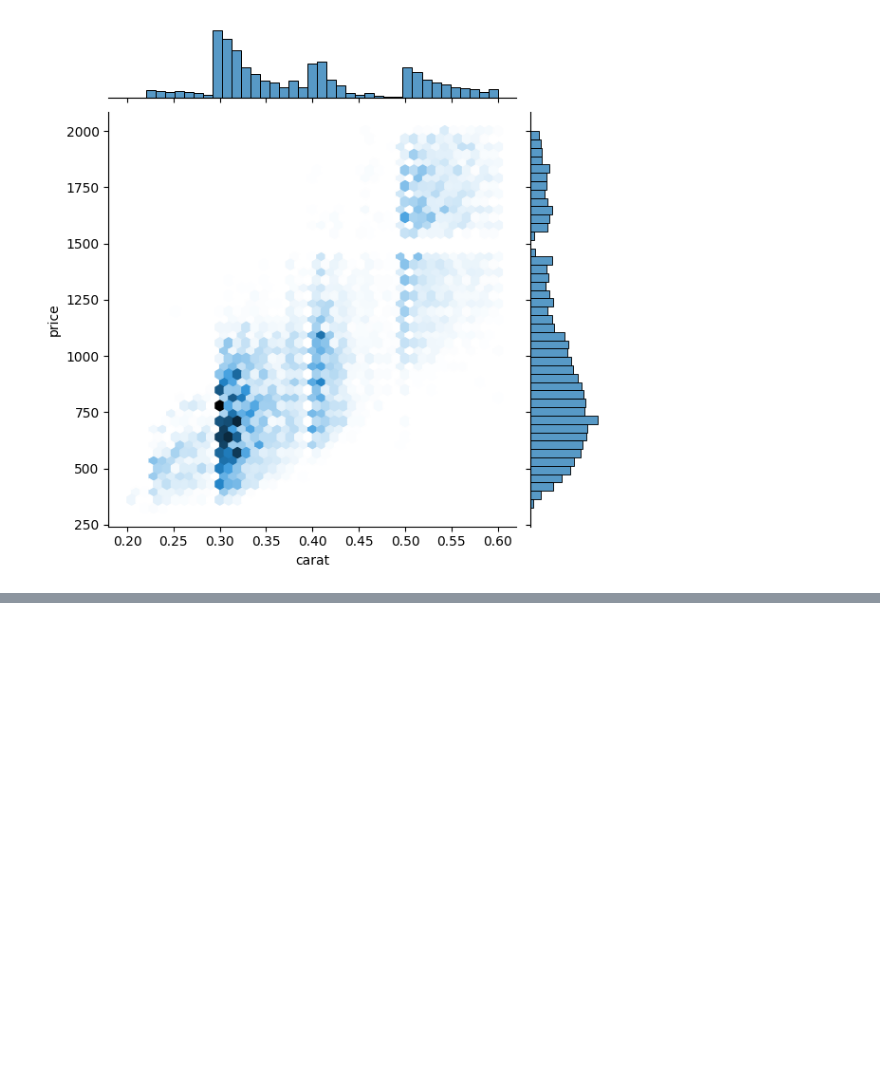
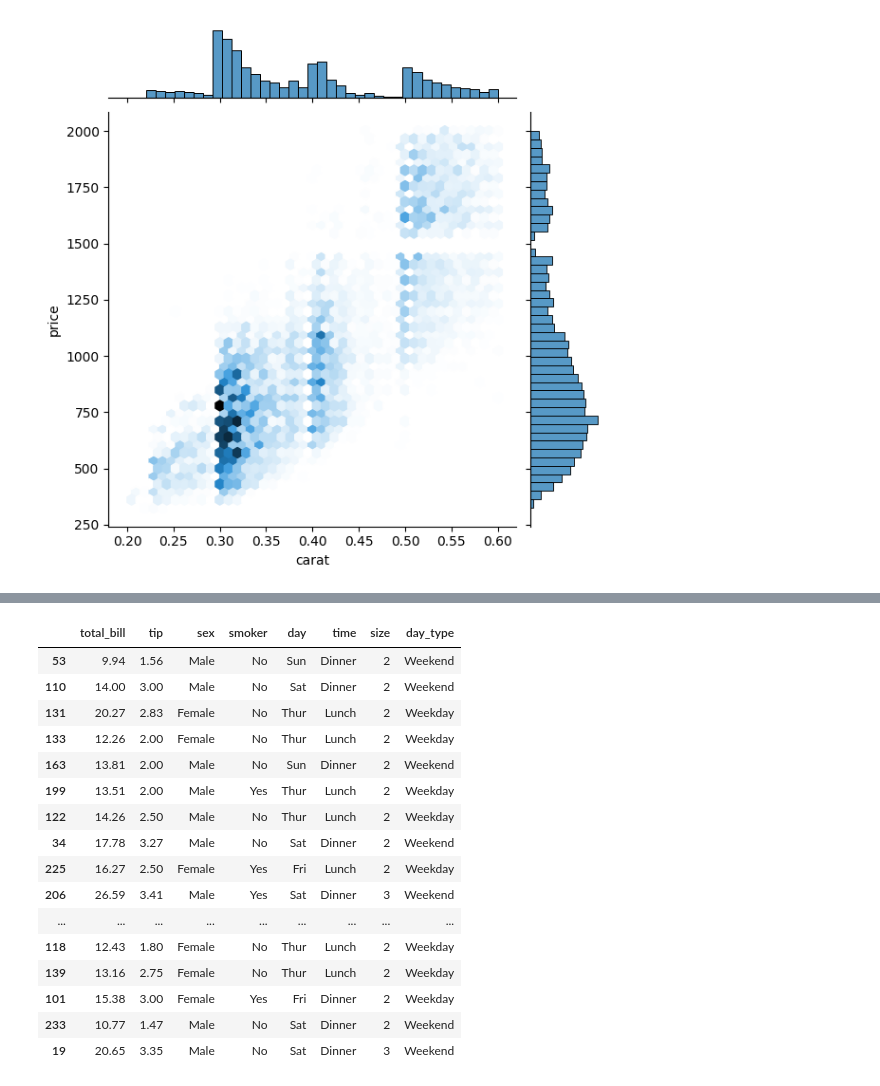
Before and after one commit to MarinaYurchenko/Python-practice, a Jupyter notebook: practice_graphs.ipynb, the cells around one changed output, grey strips where cells are left out. Cells and saved outputs as stored; diff of their text form; code cells hidden in the pictures; blank space fills up the shorter version.

```diff
--- a/practice_graphs.ipynb
+++ b/practice_graphs.ipynb
@@ -80,3 +100,23 @@ sns.jointplot(data=diamonds_1, x='carat', y='price', kind = 'hex');
+# %%
+tips.sample(50) #checking the result
+# %% [output]
+|  | total_bill | tip | sex | smoker | day | time | size | day_type |
+| 53 | 9.94 | 1.56 | Male | No | Sun | Dinner | 2 | Weekend |
+| 110 | 14.00 | 3.00 | Male | No | Sat | Dinner | 2 | Weekend |
+| 131 | 20.27 | 2.83 | Female | No | Thur | Lunch | 2 | Weekday |
+| 133 | 12.26 | 2.00 | Female | No | Thur | Lunch | 2 | Weekday |
+| 163 | 13.81 | 2.00 | Male | No | Sun | Dinner | 2 | Weekend |
+| 199 | 13.51 | 2.00 | Male | Yes | Thur | Lunch | 2 | Weekday |
+| 122 | 14.26 | 2.50 | Male | No | Thur | Lunch | 2 | Weekday |
+| 34 | 17.78 | 3.27 | Male | No | Sat | Dinner | 2 | Weekend |
+| 225 | 16.27 | 2.50 | Female | Yes | Fri | Lunch | 2 | Weekday |
+| 206 | 26.59 | 3.41 | Male | Yes | Sat | Dinner | 3 | Weekend |
+| ... | ... | ... | ... | ... | ... | ... | ... | ... |
+| 118 | 12.43 | 1.80 | Female | No | Thur | Lunch | 2 | Weekday |
+| 139 | 13.16 | 2.75 | Female | No | Thur | Lunch | 2 | Weekday |
+| 101 | 15.38 | 3.00 | Female | Yes | Fri | Dinner | 2 | Weekday |
+| 233 | 10.77 | 1.47 | Male | No | Sat | Dinner | 2 | Weekend |
+| 19 | 20.65 | 3.35 | Male | No | Sat | Dinner | 3 | Weekend |
 # %%
 
 #> 5. Show a pairplot of the dataset split by weekday / weekend.
```
Also changed, not shown: parts of 7 cells of this notebook.
